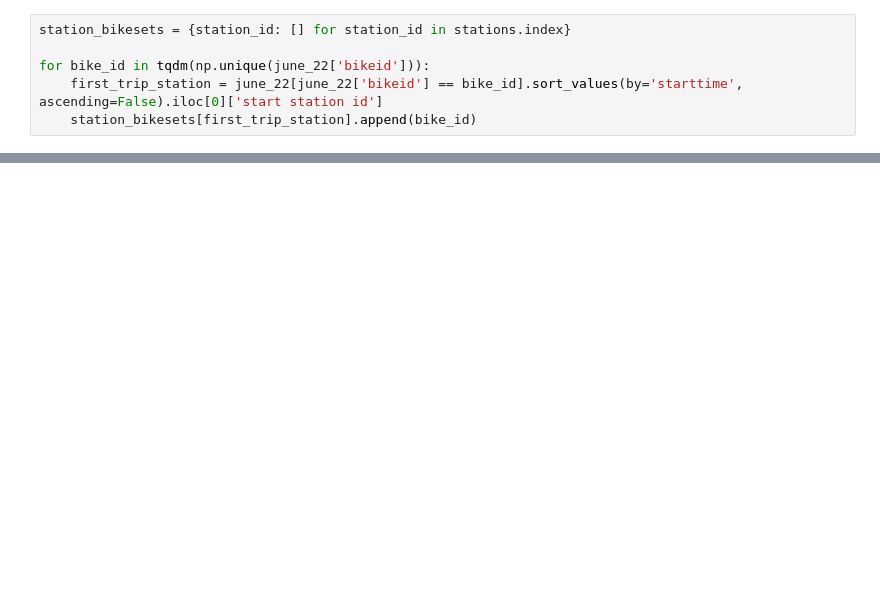
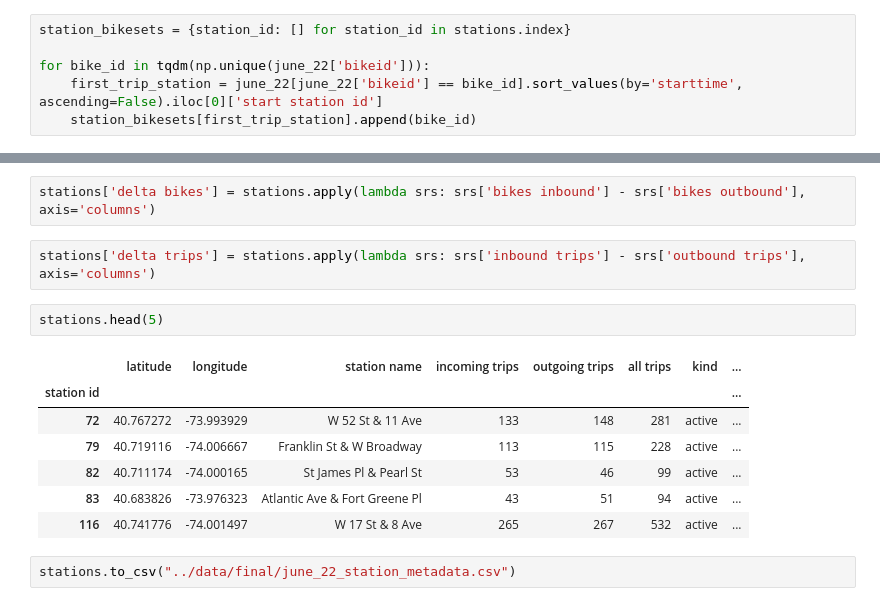
Before and after one commit to ResidentMario/citibike, a Jupyter notebook: notebooks/09—Mixing in Inbound Bike Trips.ipynb, the cells around one changed output, grey strips where cells are left out. Saved outputs shown, nothing was run; the diff lists cells and outputs as text; blank space fills up the shorter version.

```diff
--- a/notebooks/09—Mixing in Inbound Bike Trips.ipynb
+++ b/notebooks/09—Mixing in Inbound Bike Trips.ipynb
@@ -40,0 +93,16 @@ for bike_id in tqdm(np.unique(june_22['bikeid'])):
+# %%
+stations['delta bikes'] = stations.apply(lambda srs: srs['bikes inbound'] - srs['bikes outbound'], axis='columns')
+# %%
+stations['delta trips'] = stations.apply(lambda srs: srs['inbound trips'] - srs['outbound trips'], axis='columns')
+# %%
+stations.head(5)
+# %% [output]
+|  | latitude | longitude | station name | incoming trips | outgoing trips | all trips | kind | ... |
+| station id |  |  |  |  |  |  |  | ... |
+| 72 | 40.767272 | -73.993929 | W 52 St & 11 Ave | 133 | 148 | 281 | active | ... |
+| 79 | 40.719116 | -74.006667 | Franklin St & W Broadway | 113 | 115 | 228 | active | ... |
+| 82 | 40.711174 | -74.000165 | St James Pl & Pearl St | 53 | 46 | 99 | active | ... |
+| 83 | 40.683826 | -73.976323 | Atlantic Ave & Fort Greene Pl | 43 | 51 | 94 | active | ... |
+| 116 | 40.741776 | -74.001497 | W 17 St & 8 Ave | 265 | 267 | 532 | active | ... |
+# %%
+stations.to_csv("../data/final/june_22_station_metadata.csv")
```
Also changed, not shown: parts of 11 cells of this notebook, 2 other files.
